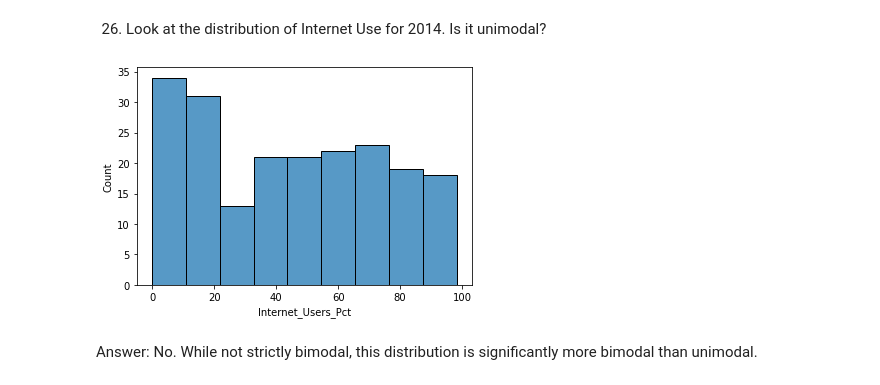
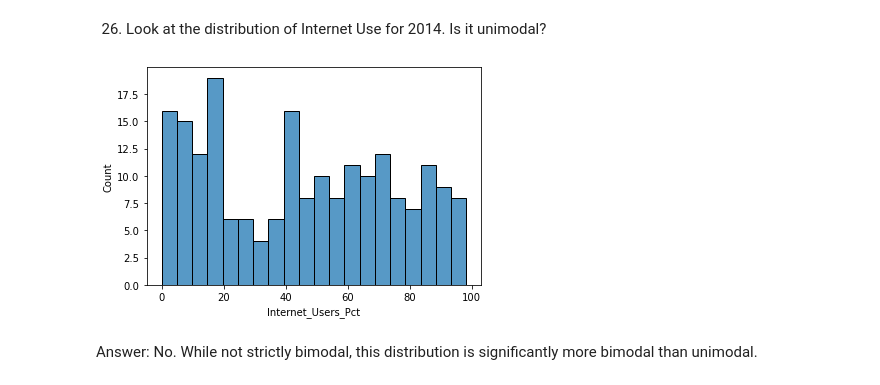
Before and after one commit to chrismack698/gdp-and-internet-usage-chrismack698, a Jupyter notebook: notebook/Python_GDP_Internet_Project.ipynb, the cells around one changed output. Cells and saved outputs as stored; diff of their text form; code cells hidden in the pictures.

```diff
--- a/notebook/Python_GDP_Internet_Project.ipynb
+++ b/notebook/Python_GDP_Internet_Project.ipynb
@@ -18,7 +18,7 @@ import seaborn as sns
 # %% [markdown]
 5. Using the pandas read_csv() method, read the GDP dataset into your notebook as a DataFrame called gdp_df. Take a look at the first 6 rows.
 # %%
-gdp_df = pd.read_csv('../data/gdp_percapita.csv', nrows=6867)
+gdp_df = pd.read_csv('../data/gdp_percapita.csv', nrows=6868)
 gdp_df.head(6)
 # %% [output]
 |  | Country or Area | Year | Value | Value Footnotes |
@@ -31,7 +31,7 @@ gdp_df.head(6)
 # %% [markdown]
 6. Repeat for the internet use dataset. Call this DataFrame internet_df. Take a look at the first six rows.
 # %%
-internet_df = pd.read_csv('../data/internet_use.csv', nrows=4494)
+internet_df = pd.read_csv('../data/internet_use.csv', nrows=4495)
 internet_df.head(6)
 # %% [output]
 |  | Country or Area | Year | Value | Value Footnotes |
@@ -390,9 +390,9 @@ Answer: Yes, it is unimodal.
 # %% [markdown]
 26. Look at the distribution of Internet Use for 2014. Is it unimodal?
 # %%
-histogram_2014_internet = sns.histplot(data=df_2014, x = 'Internet_Users_Pct')
+histogram_2014_internet = sns.histplot(data=df_2014, x = 'Internet_Users_Pct', bins = 20)
 # %% [output]
-[figure, old version]
+[figure, new version]
 # %% [markdown]
 Answer: No. While not strictly bimodal, this distribution is significantly more bimodal than unimodal.
 # %% [markdown]
```
Also changed, not shown: parts of 6 cells of this notebook.
